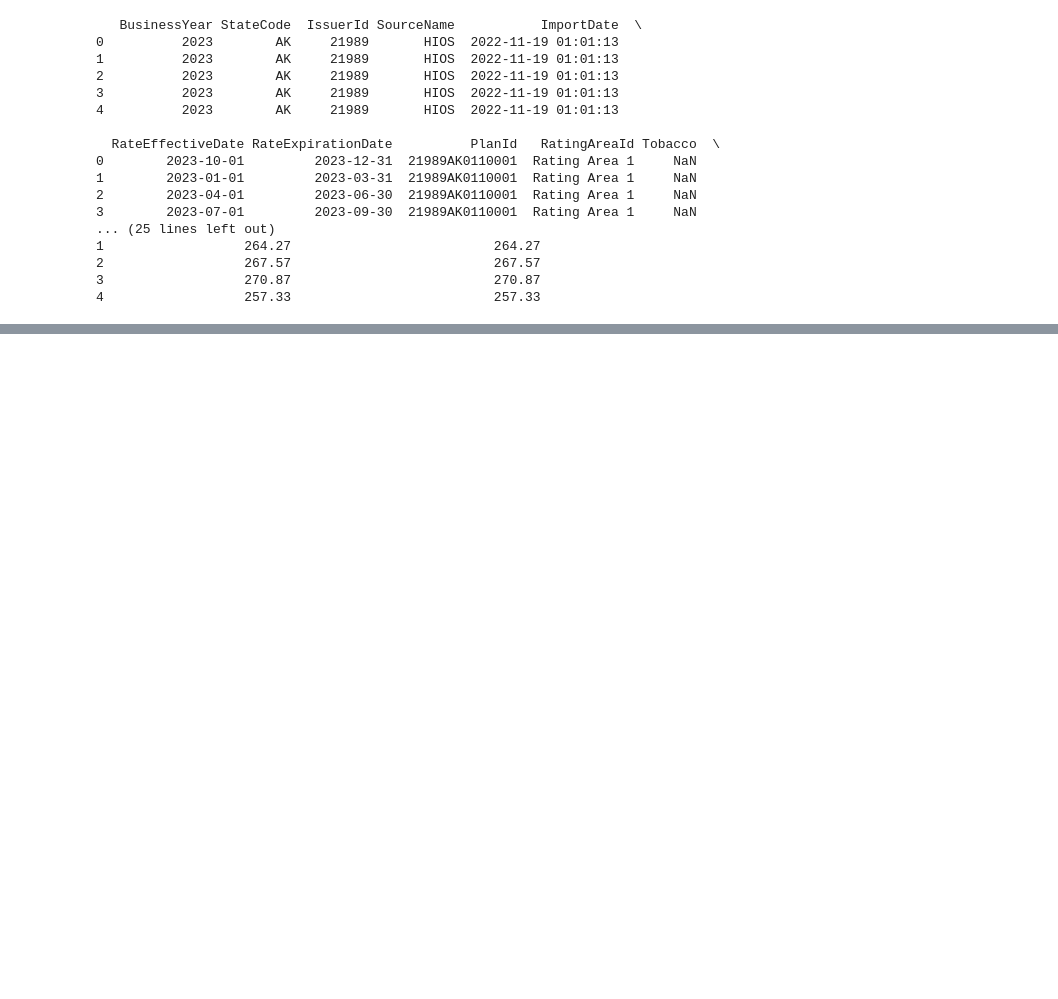
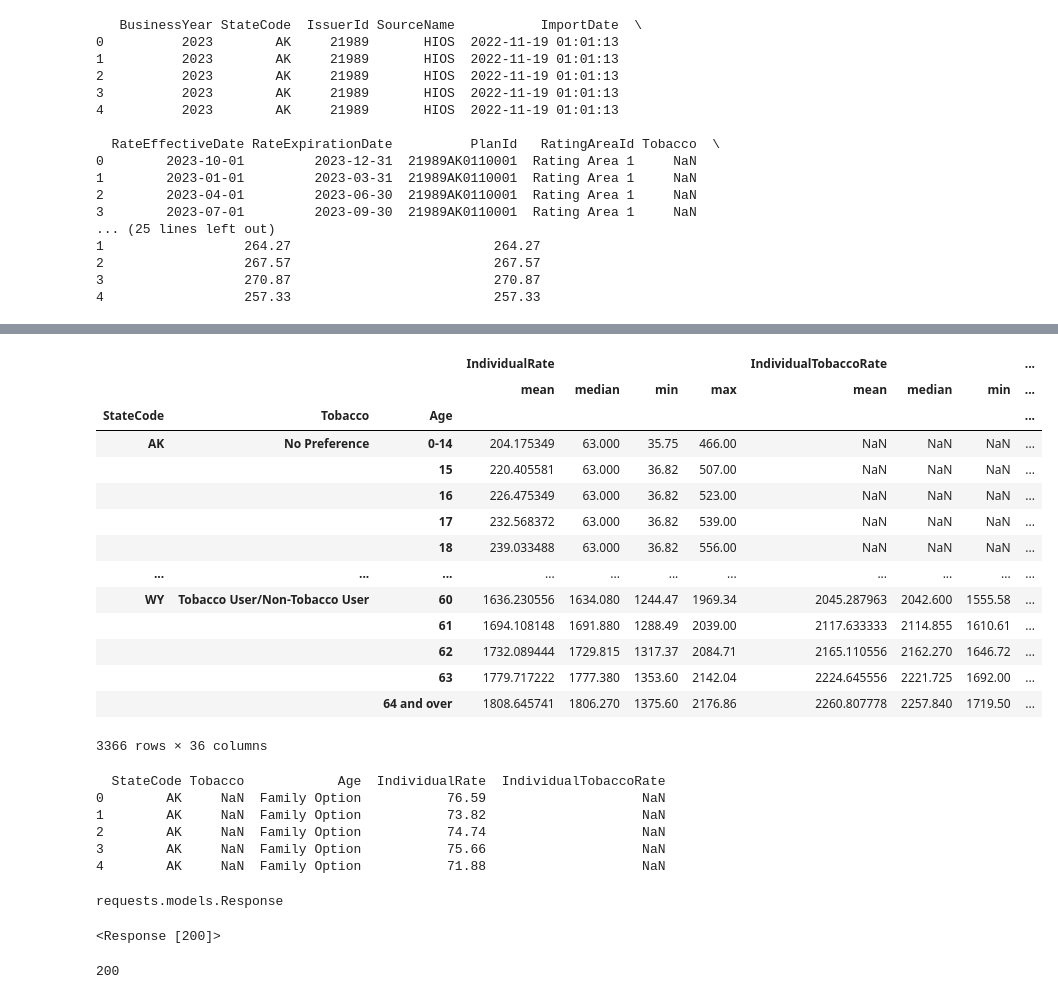
Before and after one commit to burkecate/UCDPA_Burke, a Jupyter notebook: Jupter Project.ipynb, the cells around one changed output, grey strips where cells are left out. Cells and saved outputs as stored; diff of their text form; code cells hidden in the pictures; blank space fills up the shorter version.

Commit message:
Additional Analysis
Added review of rates data

```diff
--- a/Jupter Project.ipynb
+++ b/Jupter Project.ipynb
@@ -168,0 +216,2 @@ print(cms_rate_data.head())
+# %%
+cms_rate_data_condensed = cms_rate_data.drop(['BusinessYear', 'IssuerId', 'SourceName', 'ImportDate', 'RateEffectiveDate', 'RateExpirationDate', 'RatingAreaId'], axis = 1)
@@ -168,0 +238,18 @@ print(cms_rate_data.head())
+# %%
+cms_rate_data_condensed.groupby(['StateCode', 'Tobacco', 'Age']).agg(['mean','median', 'min', 'max'])
+# %% [output]
+|  |  |  | IndividualRate |  |  |  | IndividualTobaccoRate |  |  | ... |
+|  |  |  | mean | median | min | max | mean | median | min | ... |
+| StateCode | Tobacco | Age |  |  |  |  |  |  |  | ... |
+| AK | No Preference | 0-14 | 204.175349 | 63.000 | 35.75 | 466.00 | NaN | NaN | NaN | ... |
+|  |  | 15 | 220.405581 | 63.000 | 36.82 | 507.00 | NaN | NaN | NaN | ... |
+|  |  | 16 | 226.475349 | 63.000 | 36.82 | 523.00 | NaN | NaN | NaN | ... |
+|  |  | 17 | 232.568372 | 63.000 | 36.82 | 539.00 | NaN | NaN | NaN | ... |
+|  |  | 18 | 239.033488 | 63.000 | 36.82 | 556.00 | NaN | NaN | NaN | ... |
+| ... | ... | ... | ... | ... | ... | ... | ... | ... | ... | ... |
+| WY | Tobacco User/Non-Tobacco User | 60 | 1636.230556 | 1634.080 | 1244.47 | 1969.34 | 2045.287963 | 2042.600 | 1555.58 | ... |
+|  |  | 61 | 1694.108148 | 1691.880 | 1288.49 | 2039.00 | 2117.633333 | 2114.855 | 1610.61 | ... |
+|  |  | 62 | 1732.089444 | 1729.815 | 1317.37 | 2084.71 | 2165.110556 | 2162.270 | 1646.72 | ... |
+|  |  | 63 | 1779.717222 | 1777.380 | 1353.60 | 2142.04 | 2224.645556 | 2221.725 | 1692.00 | ... |
+|  |  | 64 and over | 1808.645741 | 1806.270 | 1375.60 | 2176.86 | 2260.807778 | 2257.840 | 1719.50 | ... |
+3366 rows × 36 columns
@@ -168,0 +258,22 @@ print(cms_rate_data.head())
+# %%
+print(cms_rate_data_individual.head())
+# %% [output]
+  StateCode Tobacco            Age  IndividualRate  IndividualTobaccoRate
+0        AK     NaN  Family Option           76.59                    NaN
+1        AK     NaN  Family Option           73.82                    NaN
+2        AK     NaN  Family Option           74.74                    NaN
+3        AK     NaN  Family Option           75.66                    NaN
+4        AK     NaN  Family Option           71.88                    NaN
+# %%
+median_income = requests.get('https://worldpopulationreview.com/state-rankings/median-household-income-by-state')
+type(median_income)
+# %% [output]
+requests.models.Response
+# %%
+requests.get('https://worldpopulationreview.com/state-rankings/median-household-income-by-state')
+# %% [output]
+<Response [200]>
+# %%
+median_income.status_code
+# %% [output]
+200
```
Also changed, not shown: parts of 16 cells of this notebook.
